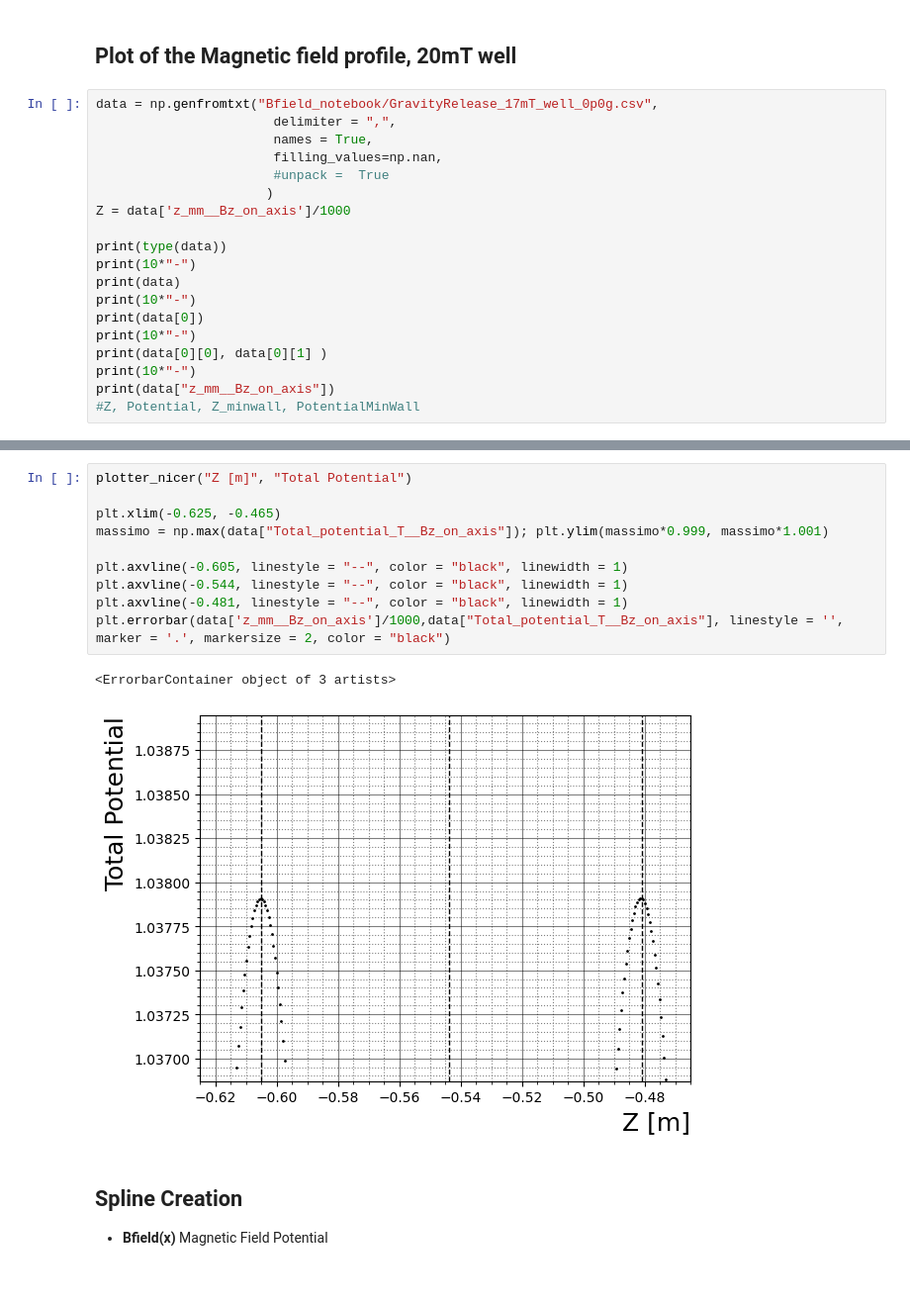
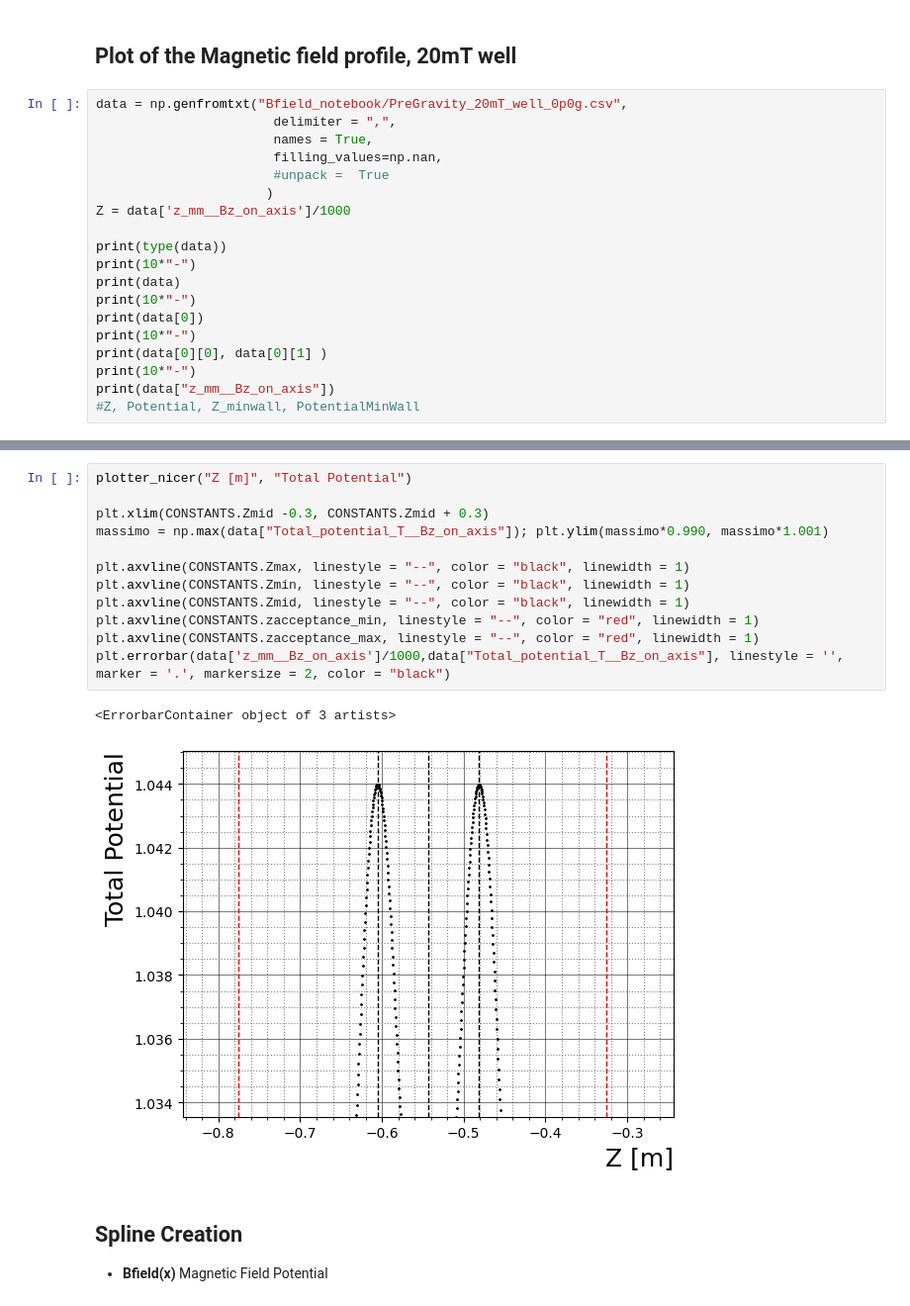
Before and after one commit to Adrianodelvincio/alphag_frequentist_analysis_2025, a Jupyter notebook: toy/Testing.ipynb, the cells around one changed output, grey strips where cells are left out. Shown at 99% size. Cells and saved outputs as stored; diff of their text form.

```diff
--- a/toy/Testing.ipynb
+++ b/toy/Testing.ipynb
@@ -106,7 +106,7 @@ plotter_nicer("speed [m/s]", "Counts")
 # %% [markdown]
 ## Plot of the Magnetic field profile, 20mT well
 # %%
-data = np.genfromtxt("Bfield_notebook/GravityRelease_17mT_well_0p0g.csv",
+data = np.genfromtxt("Bfield_notebook/PreGravity_20mT_well_0p0g.csv",
                        delimiter = ",",
                        names = True,
                        filling_values=np.nan,
@@ -138,16 +138,18 @@ print(data["z_mm__Bz_on_axis"])
 # %%
 plotter_nicer("Z [m]", "Total Potential")
 
-plt.xlim(-0.625, -0.465)
-massimo = np.max(data["Total_potential_T__Bz_on_axis"]); plt.ylim(massimo*0.999, massimo*1.001)
+plt.xlim(CONSTANTS.Zmid -0.3, CONSTANTS.Zmid + 0.3)
+massimo = np.max(data["Total_potential_T__Bz_on_axis"]); plt.ylim(massimo*0.990, massimo*1.001)
 
-plt.axvline(-0.605, linestyle = "--", color = "black", linewidth = 1)
-plt.axvline(-0.544, linestyle = "--", color = "black", linewidth = 1)
-plt.axvline(-0.481, linestyle = "--", color = "black", linewidth = 1)
+plt.axvline(CONSTANTS.Zmax, linestyle = "--", color = "black", linewidth = 1)
+plt.axvline(CONSTANTS.Zmin, linestyle = "--", color = "black", linewidth = 1)
+plt.axvline(CONSTANTS.Zmid, linestyle = "--", color = "black", linewidth = 1)
+plt.axvline(CONSTANTS.zacceptance_min, linestyle = "--", color = "red", linewidth = 1)
+plt.axvline(CONSTANTS.zacceptance_max, linestyle = "--", color = "red", linewidth = 1)
 plt.errorbar(data['z_mm__Bz_on_axis']/1000,data["Total_potential_T__Bz_on_axis"], linestyle = '', marker = '.', markersize = 2, color = "black")
 # %% [output]
 <ErrorbarContainer object of 3 artists>
-[figure, old version]
+[figure, new version]
 # %% [markdown]
 ## Spline Creation
 
```
Also changed, not shown: parts of 21 cells of this notebook, 7 other files.
